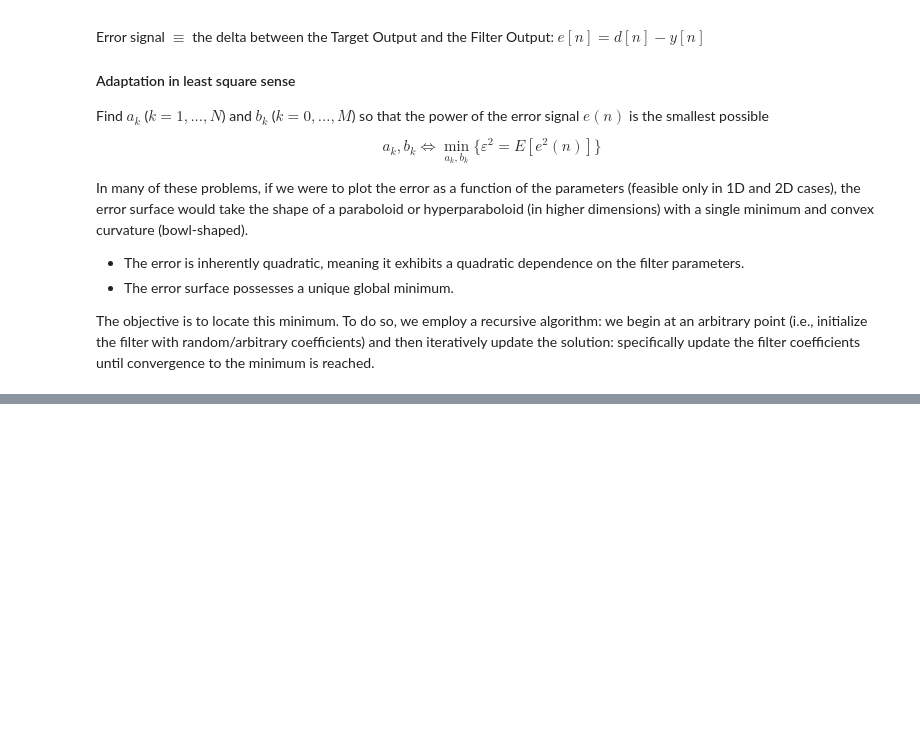
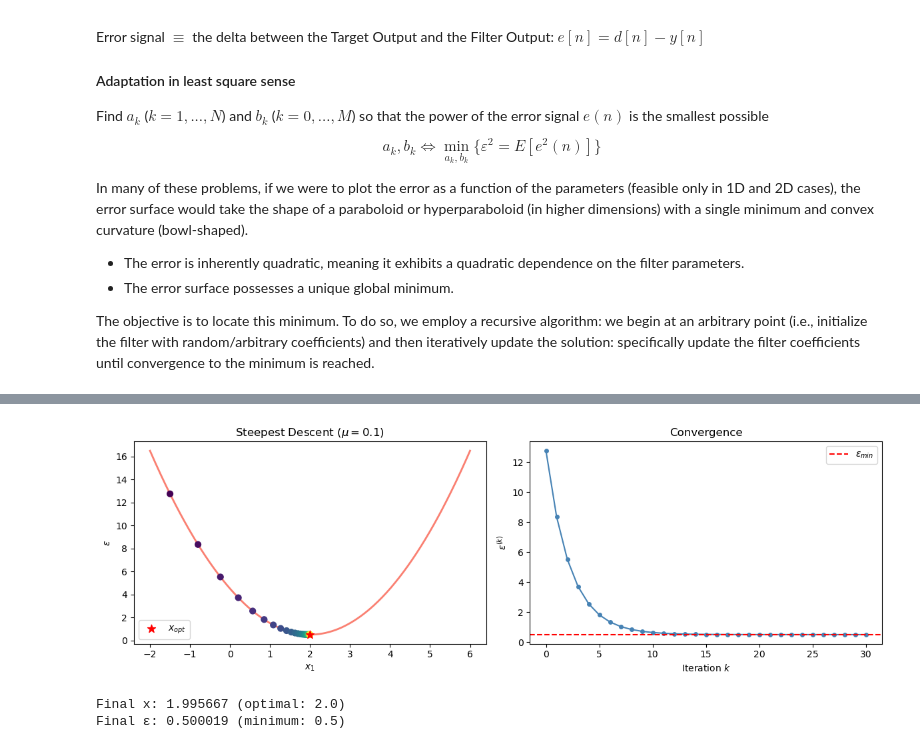
Before and after one commit to mauriziove/adaptive_filters, a Jupyter notebook: adaptive_filters.ipynb, the cells around one changed output, grey strips where cells are left out. Saved outputs shown, nothing was run; the diff lists cells and outputs as text; code cells hidden in the pictures; blank space fills up the shorter version.

Commit message:
Added Steepest Descent simulation

```diff
--- a/adaptive_filters.ipynb
+++ b/adaptive_filters.ipynb
@@ -267,0 +332,56 @@ $$\bar{x} = x_1 \quad \text{(scalar)}$$
+# %%
+import numpy as np
+import matplotlib.pyplot as plt
+
+# Steepest Descent parameters
+mu = 0.1       # adaptation rate
+x0 = -1.5      # initial point
+n_steps = 30   # number of iterations
+
+# Error surface parameters
+a = 1.0          # curvature
+x_opt = 2.0      # optimal point
+eps_min = 0.5    # minimum MSE
+
+def epsilon(x):
+    return a * (x - x_opt)**2 + eps_min
+
+def gradient(x):
+    return 2 * a * (x - x_opt)
+
+x = np.linspace(-2, 6, 300)
+
+# Run recursion: x^(k+1) = x^(k) - mu * gradient
+trajectory = [x0]
+for k in range(n_steps):
+    x_new = trajectory[-1] - mu * gradient(trajectory[-1])
+    trajectory.append(x_new)
+trajectory = np.array(trajectory)
+
+# Plot trajectory on error surface
+fig, (ax1, ax2) = plt.subplots(1, 2, figsize=(12, 4))
+
+# Left: trajectory on parabola
+ax1.plot(x, epsilon(x), color='salmon', linewidth=2)
+ax1.scatter(trajectory, epsilon(trajectory), c=range(len(trajectory)),
+            cmap='viridis', zorder=5, s=40)
+ax1.scatter([x_opt], [eps_min], color='red', zorder=6, s=80, marker='*', label='$x_{opt}$')
+ax1.set_xlabel('$x_1$'); ax1.set_ylabel(r'$\varepsilon$')
+ax1.set_title(f'Steepest Descent ($\\mu={mu}$)')
+ax1.legend()
+
+# Right: convergence over iterations
+ax2.plot(epsilon(trajectory), marker='o', markersize=4, color='steelblue')
+ax2.axhline(eps_min, color='red', linestyle='--', label=r'$\varepsilon_{min}$')
+ax2.set_xlabel('Iteration $k$'); ax2.set_ylabel(r'$\varepsilon^{(k)}$')
+ax2.set_title('Convergence')
+ax2.legend()
+
+plt.tight_layout(); plt.show()
+
+print(f'Final x: {trajectory[-1]:.6f} (optimal: {x_opt})')
+print(f'Final ε: {epsilon(trajectory[-1]):.6f} (minimum: {eps_min})')
+# %% [output]
+[figure, added]
+Final x: 1.995667 (optimal: 2.0)
+Final ε: 0.500019 (minimum: 0.5)
```
Also changed, not shown: parts of 5 cells of this notebook.
